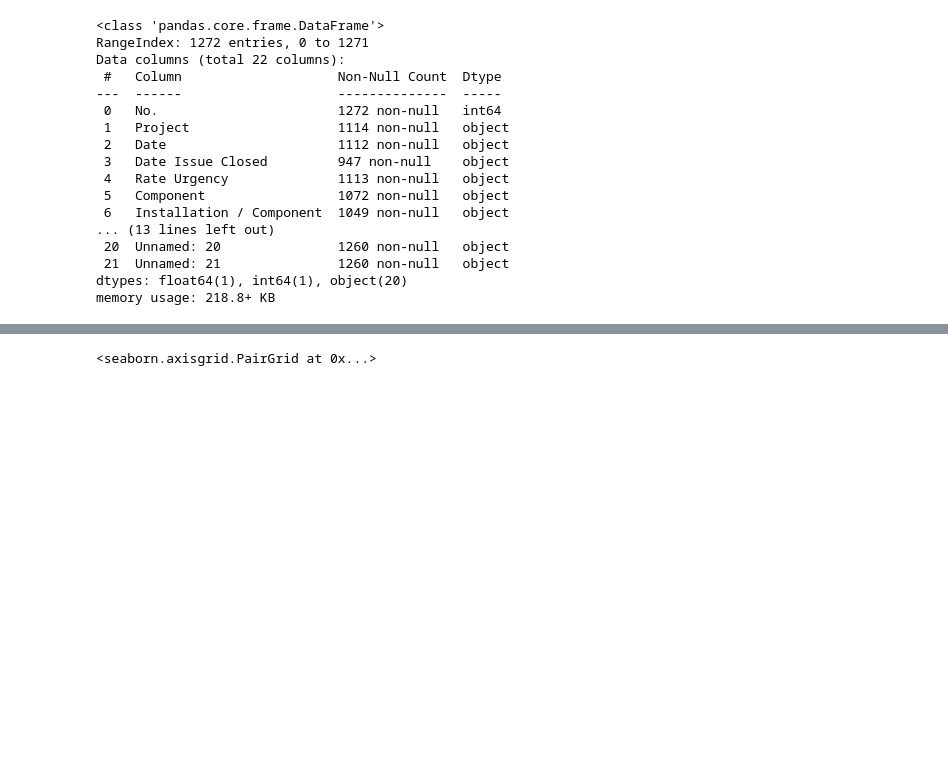
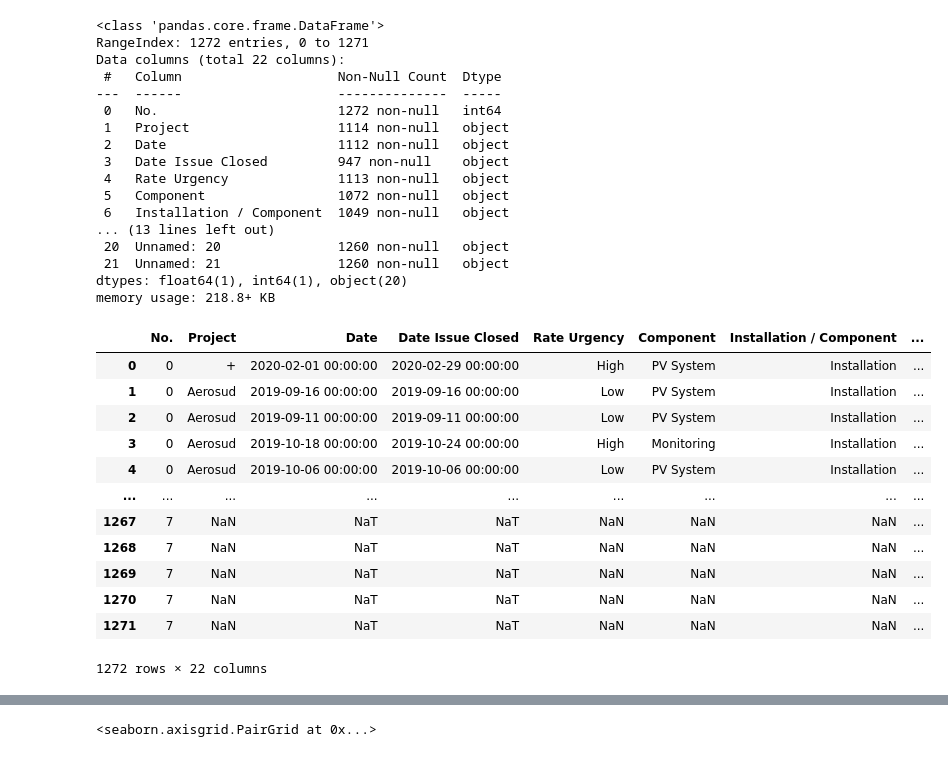
Before and after one commit to ahmadasd1234/Emergent-Energy, a Jupyter notebook: iX internship.ipynb, the cells around one changed output, grey strips where cells are left out. Cells and saved outputs as stored; diff of their text form; code cells hidden in the pictures; blank space fills up the shorter version.

```diff
--- a/iX internship.ipynb
+++ b/iX internship.ipynb
@@ -109,6 +109,22 @@ Data columns (total 22 columns):
  21  Unnamed: 21               1260 non-null   object
 dtypes: float64(1), int64(1), object(20)
 memory usage: 218.8+ KB
+# %%
+    df.fillna(df.mode())
+# %% [output]
+|  | No. | Project | Date | Date Issue Closed | Rate Urgency | Component | Installation / Component | ... |
+| 0 | 0 | + | 2020-02-01 00:00:00 | 2020-02-29 00:00:00 | High | PV System | Installation | ... |
+| 1 | 0 | Aerosud | 2019-09-16 00:00:00 | 2019-09-16 00:00:00 | Low | PV System | Installation | ... |
+| 2 | 0 | Aerosud | 2019-09-11 00:00:00 | 2019-09-11 00:00:00 | Low | PV System | Installation | ... |
+| 3 | 0 | Aerosud | 2019-10-18 00:00:00 | 2019-10-24 00:00:00 | High | Monitoring | Installation | ... |
+| 4 | 0 | Aerosud | 2019-10-06 00:00:00 | 2019-10-06 00:00:00 | Low | PV System | Installation | ... |
+| ... | ... | ... | ... | ... | ... | ... | ... | ... |
+| 1267 | 7 | NaN | NaT | NaT | NaN | NaN | NaN | ... |
+| 1268 | 7 | NaN | NaT | NaT | NaN | NaN | NaN | ... |
+| 1269 | 7 | NaN | NaT | NaT | NaN | NaN | NaN | ... |
+| 1270 | 7 | NaN | NaT | NaT | NaN | NaN | NaN | ... |
+| 1271 | 7 | NaN | NaT | NaT | NaN | NaN | NaN | ... |
+1272 rows × 22 columns
 # %%
 import seaborn as sns
 # %%
```
Also changed, not shown: parts of 3 cells of this notebook.
